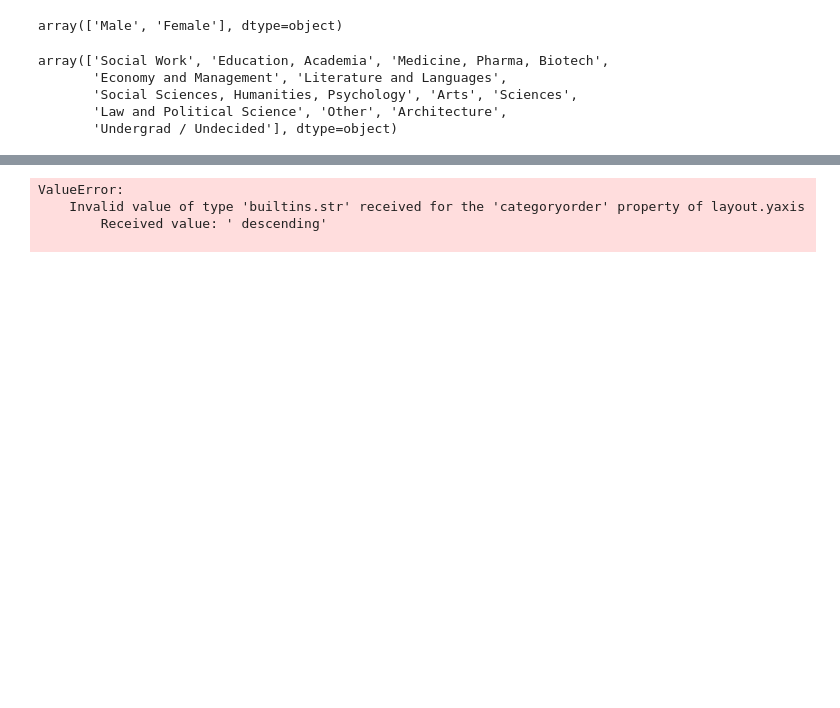
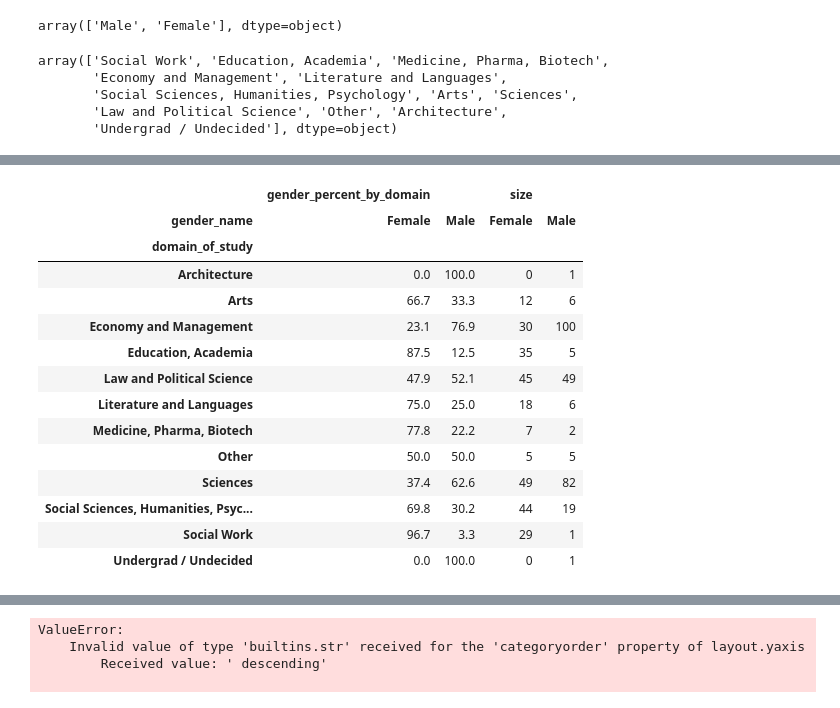
Before and after one commit to YuliyaSheichenka/Certification_Bloc_2, a Jupyter notebook: 01-Project_speed_dating_views_evolution.ipynb, the cells around one changed output, grey strips where cells are left out. Saved outputs shown, nothing was run; the diff lists cells and outputs as text; code cells hidden in the pictures; blank space fills up the shorter version.

Commit message:
working on correcting gender percentage by domain bar chart

```diff
--- a/01-Project_speed_dating_views_evolution.ipynb
+++ b/01-Project_speed_dating_views_evolution.ipynb
@@ -579,0 +600,22 @@ array(['Social Work', 'Education, Academia', 'Medicine, Pharma, Biotech',
+# %%
+new_df["gender_percent_by_domain"] = new_df["gender_percent_by_domain"].apply(lambda x: round((x * 100), 1))
+# %%
+table = pd.pivot_table(new_df, values=['size', 'gender_percent_by_domain'], index=['domain_of_study'], columns='gender_name', fill_value=0)
+# %%
+table
+# %% [output]
+|  | gender_percent_by_domain |  | size |  |
+| gender_name | Female | Male | Female | Male |
+| domain_of_study |  |  |  |  |
+| Architecture | 0.0 | 100.0 | 0 | 1 |
+| Arts | 66.7 | 33.3 | 12 | 6 |
+| Economy and Management | 23.1 | 76.9 | 30 | 100 |
+| Education, Academia | 87.5 | 12.5 | 35 | 5 |
+| Law and Political Science | 47.9 | 52.1 | 45 | 49 |
+| Literature and Languages | 75.0 | 25.0 | 18 | 6 |
+| Medicine, Pharma, Biotech | 77.8 | 22.2 | 7 | 2 |
+| Other | 50.0 | 50.0 | 5 | 5 |
+| Sciences | 37.4 | 62.6 | 49 | 82 |
+| Social Sciences, Humanities, Psyc... | 69.8 | 30.2 | 44 | 19 |
+| Social Work | 96.7 | 3.3 | 29 | 1 |
+| Undergrad / Undecided | 0.0 | 100.0 | 0 | 1 |
```
Also changed, not shown: parts of 31 cells of this notebook.
